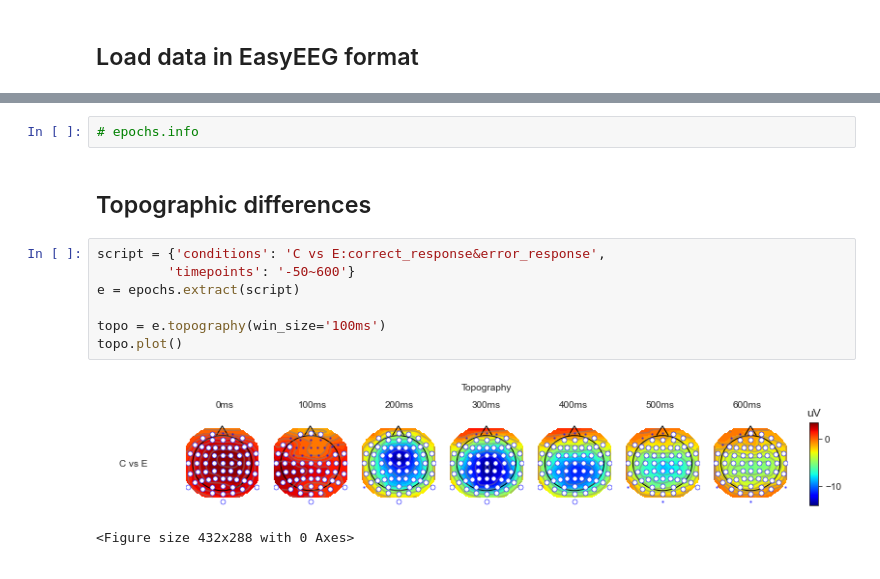
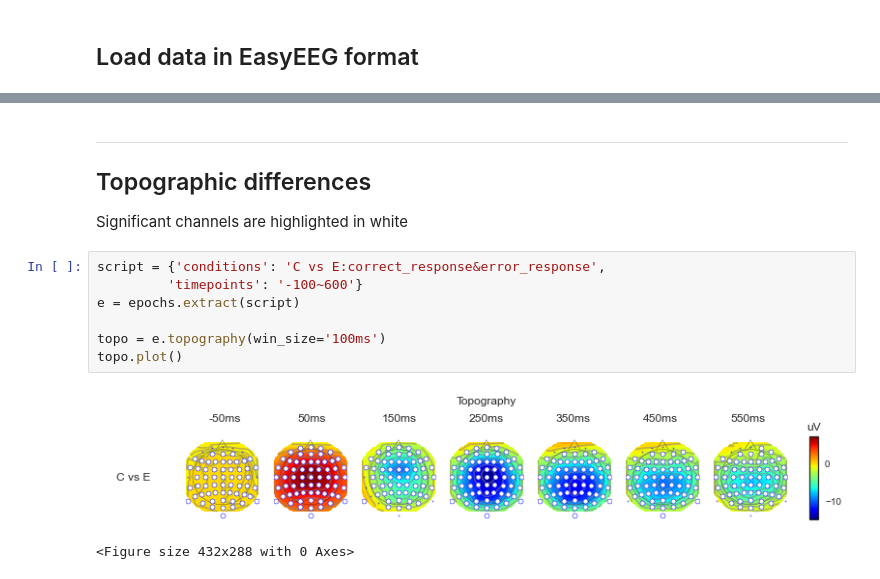
Before and after one commit to abelowska/easyPipelines, a Jupyter notebook: erp_permuco.ipynb, the cells around one changed output, grey strips where cells are left out. Cells and saved outputs as stored; diff of their text form.

```diff
--- a/erp_permuco.ipynb
+++ b/erp_permuco.ipynb
@@ -226,14 +134,15 @@ Concatenated.
-# %%
-# epochs.info
 # %% [markdown]
+---
 ## Topographic differences
+
+Significant channels are highlighted in white
 # %%
 script = {'conditions': 'C vs E:correct_response&error_response',
-         'timepoints': '-50~600'}
+         'timepoints': '-100~600'}
 e = epochs.extract(script)
 
 topo = e.topography(win_size='100ms')
 topo.plot()
 # %% [output]
-[figure, old version]
+[figure, new version]
 <Figure size 432x288 with 0 Axes>
```
Also changed, not shown: parts of 14 cells of this notebook.
